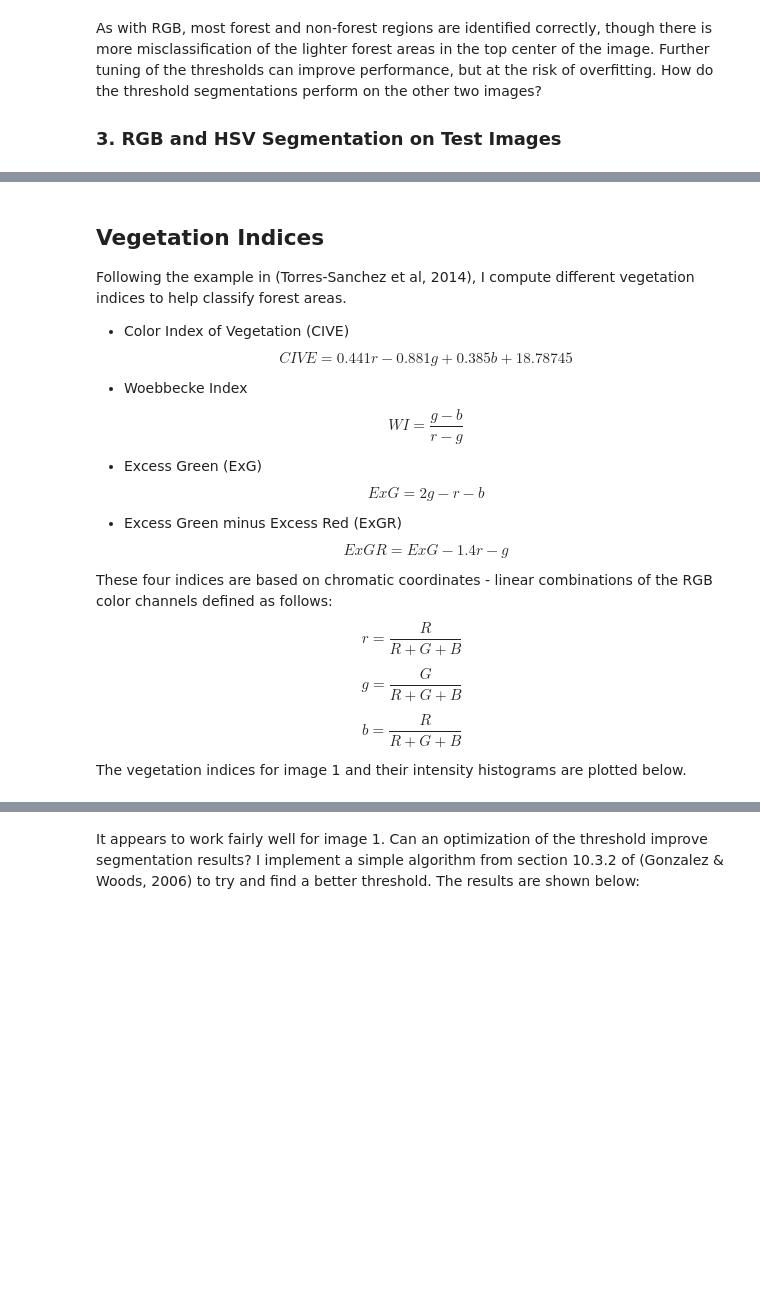
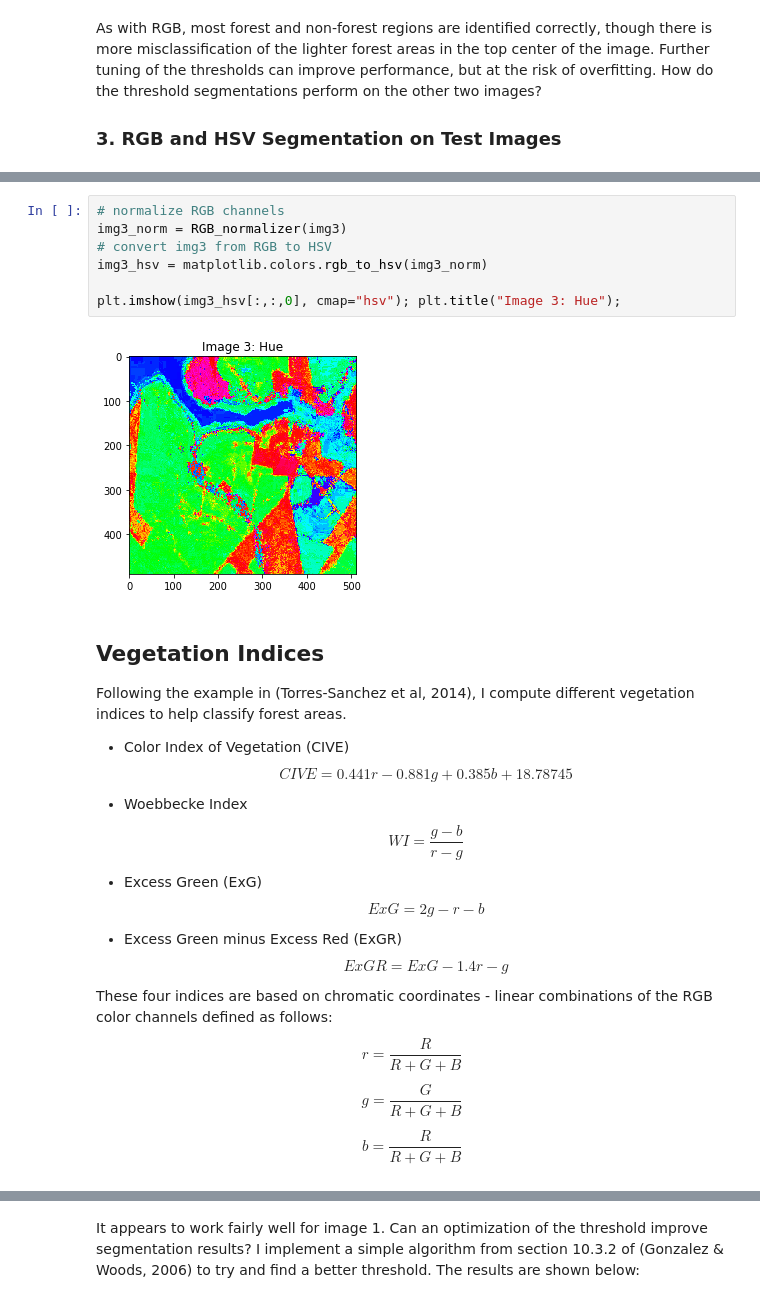
Before and after one commit to KRoster/ImageProcessingProject, a Jupyter notebook: Partial Report.ipynb, the cells around one changed output, grey strips where cells are left out. Cells and saved outputs as stored; diff of their text form; blank space fills up the shorter version.

```diff
--- a/Partial Report.ipynb
+++ b/Partial Report.ipynb
@@ -171,3 +202,12 @@ plt.subplot(224); plt.imshow(img3_hsv_trees, cmap = 'gray'); plt.title("HSV Segm
+# %%
+# normalize RGB channels
+img3_norm = RGB_normalizer(img3)
+# convert img3 from RGB to HSV
+img3_hsv = matplotlib.colors.rgb_to_hsv(img3_norm)
+
+plt.imshow(img3_hsv[:,:,0], cmap="hsv"); plt.title("Image 3: Hue");
+# %% [output]
+[figure, added]
 # %% [markdown]
 ## Vegetation Indices
 Following the example in (Torres-Sanchez et al, 2014), I compute different vegetation indices to help classify forest areas.
@@ -187,8 +227,6 @@ $$r = \frac{R}{R+G+B}$$
 $$g = \frac{G}{R+G+B}$$
 
 $$b = \frac{R}{R+G+B}$$
-
-The vegetation indices for image 1 and their intensity histograms are plotted below.
 # %%
 ## Chromatic coordinates
 r =  Rnorm / (Rnorm + Gnorm + Bnorm)
```
Also changed, not shown: parts of 16 cells of this notebook.
